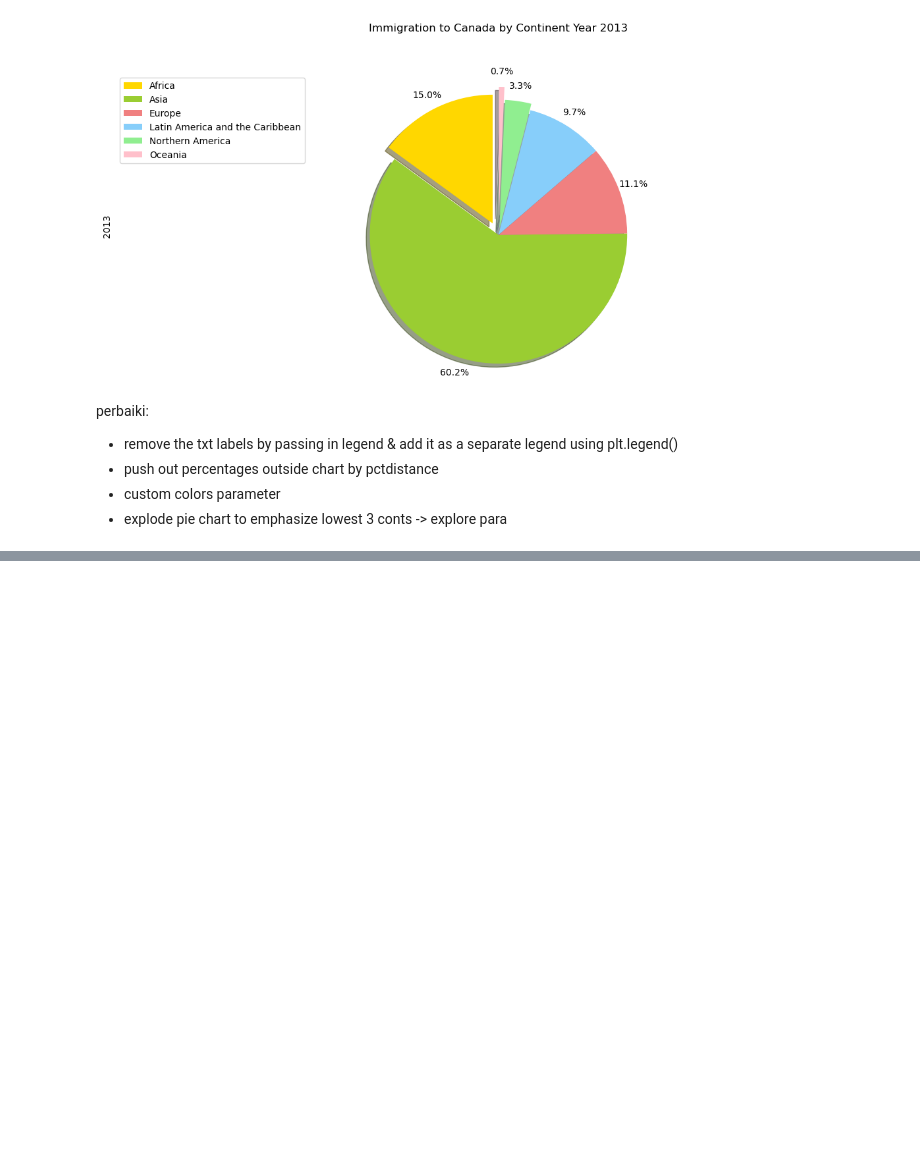
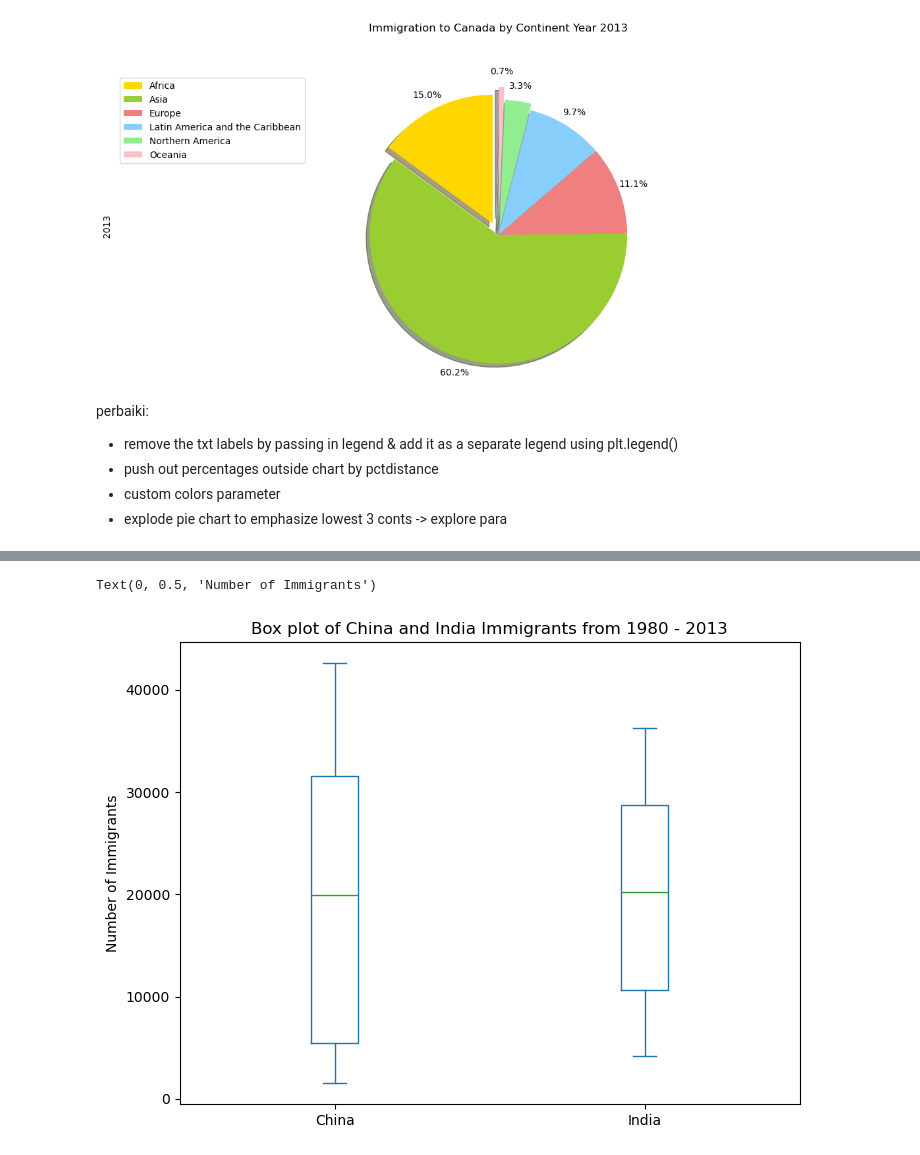
Before and after one commit to jennyaurelia/H8_1033, a Jupyter notebook: sesi7notes.ipynb, the cells around one changed output, grey strips where cells are left out. Drawn from its saved outputs; the diff is of its cells as text; code cells hidden in the pictures; blank space fills up the shorter version.

```diff
--- a/sesi7notes.ipynb
+++ b/sesi7notes.ipynb
@@ -1001,0 +1061,4 @@ Index(['Afghanistan', 'Albania', 'Algeria', 'American Samoa', 'Andorra',
+# %%
+# step 1: get the dataset for China and India
+df_CI = df.loc[['China', 'India'], years].T
+df_CI.head()
@@ -1001,0 +1085,9 @@ Index(['Afghanistan', 'Albania', 'Algeria', 'American Samoa', 'Andorra',
+# %%
+# step 2: plot
+df_CI.plot(kind='box', figsize=(8,6))
+
+plt.title('Box plot of China and India Immigrants from 1980 - 2013')
+plt.ylabel('Number of Immigrants')
+# %% [output]
+Text(0, 0.5, 'Number of Immigrants')
+[figure, added]
```
Also changed, not shown: parts of 52 cells of this notebook, 3 other files.
